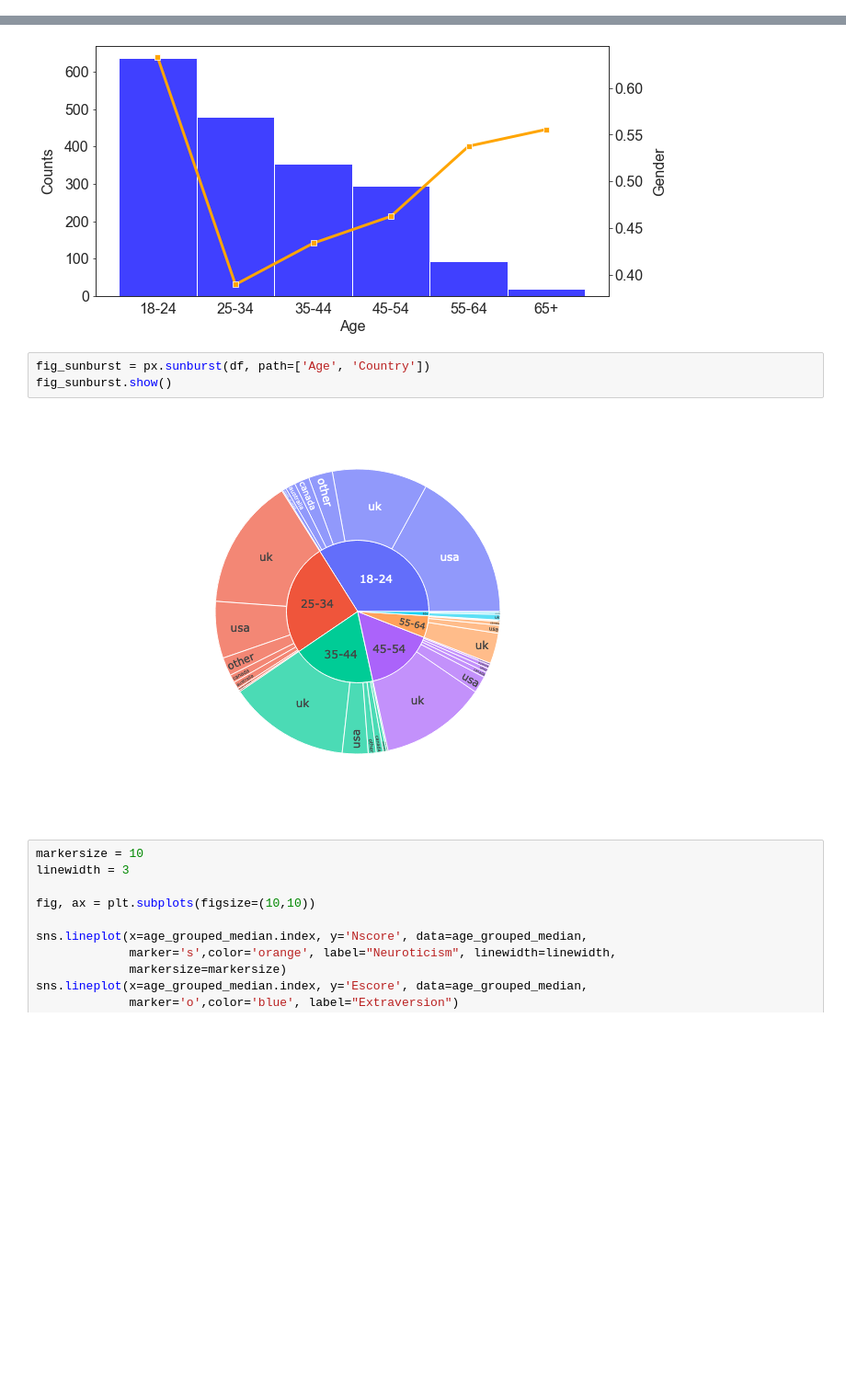
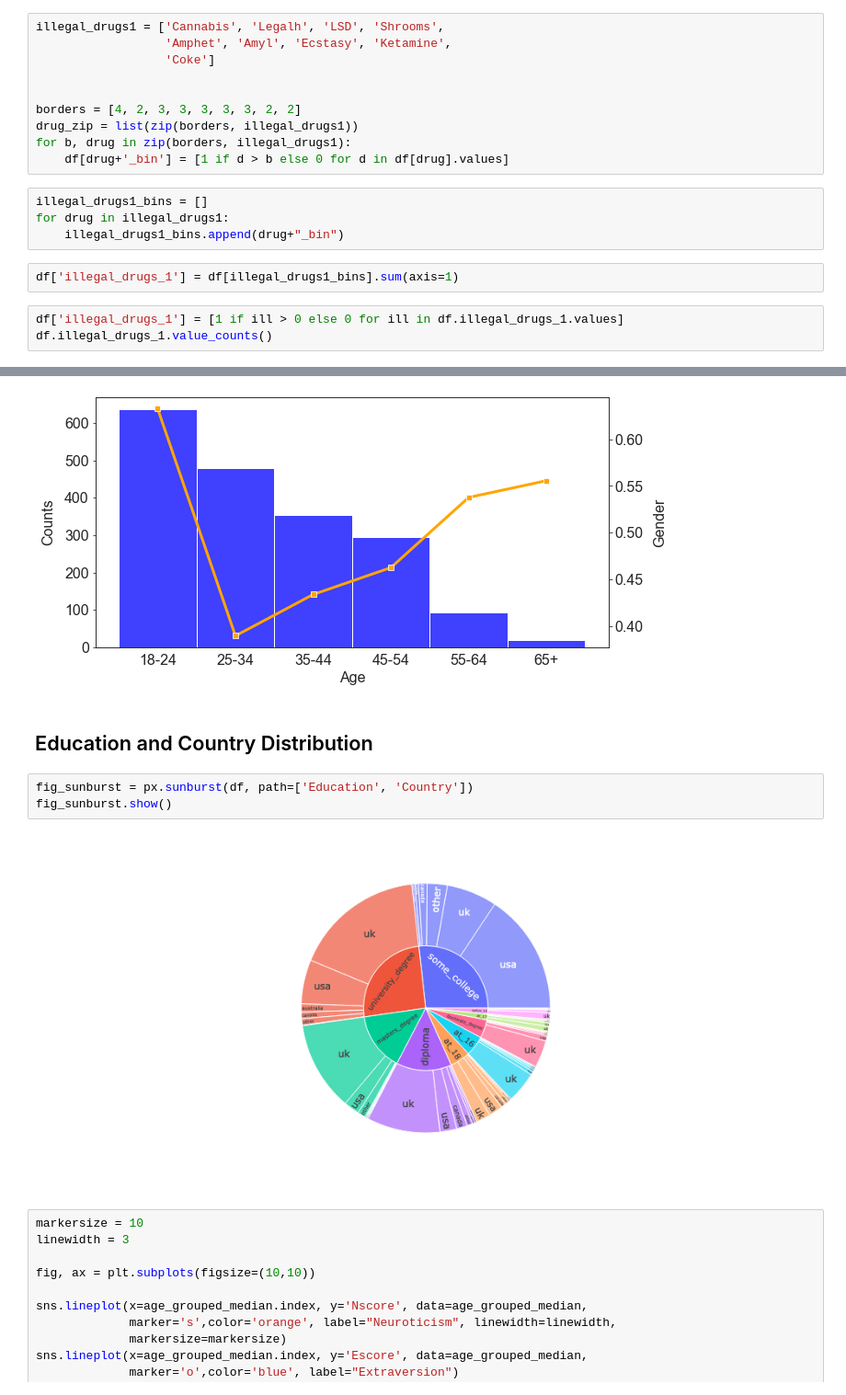
Before and after one commit to carlotta-ulm/Drug_Consumption, a Jupyter notebook: notebooks/eda/eda_pascal.ipynb, the cells around one changed output, grey strips where cells are left out. Shown at 92% size. Saved outputs shown, nothing was run; the diff lists cells and outputs as text; blank space fills up the shorter version.

```diff
--- a/notebooks/eda/eda_pascal.ipynb
+++ b/notebooks/eda/eda_pascal.ipynb
@@ -31,0 +81,19 @@ df.describe()
+# %%
+illegal_drugs1 = ['Cannabis', 'Legalh', 'LSD', 'Shrooms',
+                  'Amphet', 'Amyl', 'Ecstasy', 'Ketamine',
+                  'Coke']
+
+
+borders = [4, 2, 3, 3, 3, 3, 3, 2, 2]
+drug_zip = list(zip(borders, illegal_drugs1))
+for b, drug in zip(borders, illegal_drugs1):
+    df[drug+'_bin'] = [1 if d > b else 0 for d in df[drug].values]
+# %%
+illegal_drugs1_bins = []
+for drug in illegal_drugs1:
+    illegal_drugs1_bins.append(drug+"_bin")
+# %%
+df['illegal_drugs_1'] = df[illegal_drugs1_bins].sum(axis=1)
+# %%
+df['illegal_drugs_1'] = [1 if ill > 0 else 0 for ill in df.illegal_drugs_1.values]
+df.illegal_drugs_1.value_counts()
@@ -63,11 +213,13 @@ ax2.tick_params(labelsize=16)
 plt.show()
 # %% [output]
 [figure]
+# %% [markdown]
+## Education and Country Distribution
 # %%
-fig_sunburst = px.sunburst(df, path=['Age', 'Country'])
+fig_sunburst = px.sunburst(df, path=['Education', 'Country'])
 fig_sunburst.show()
 # %% [output]
-[figure, old version]
+[figure, new version]
 # %%
 markersize = 10
 linewidth = 3
```
Also changed, not shown: parts of 17 cells of this notebook, 8 other files.
